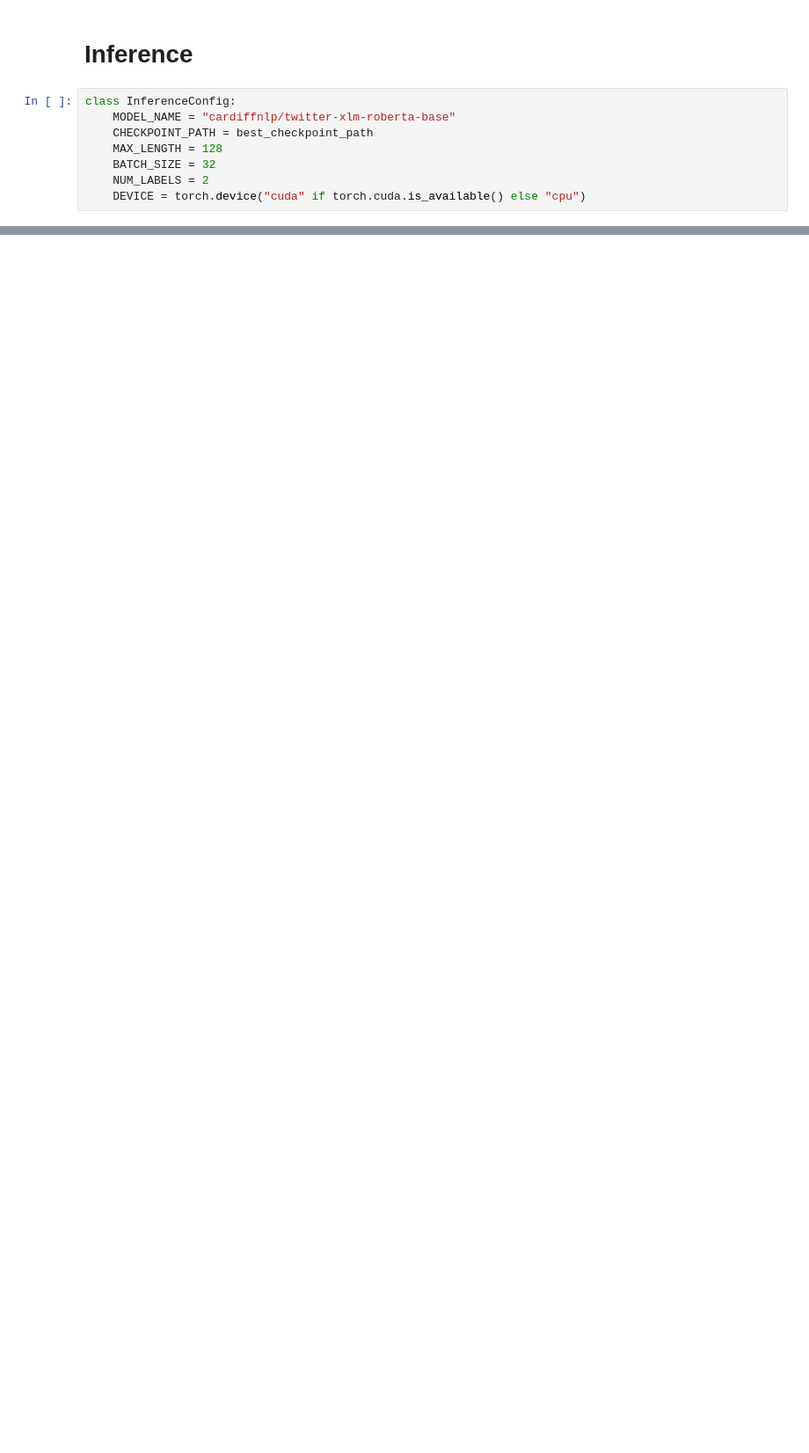
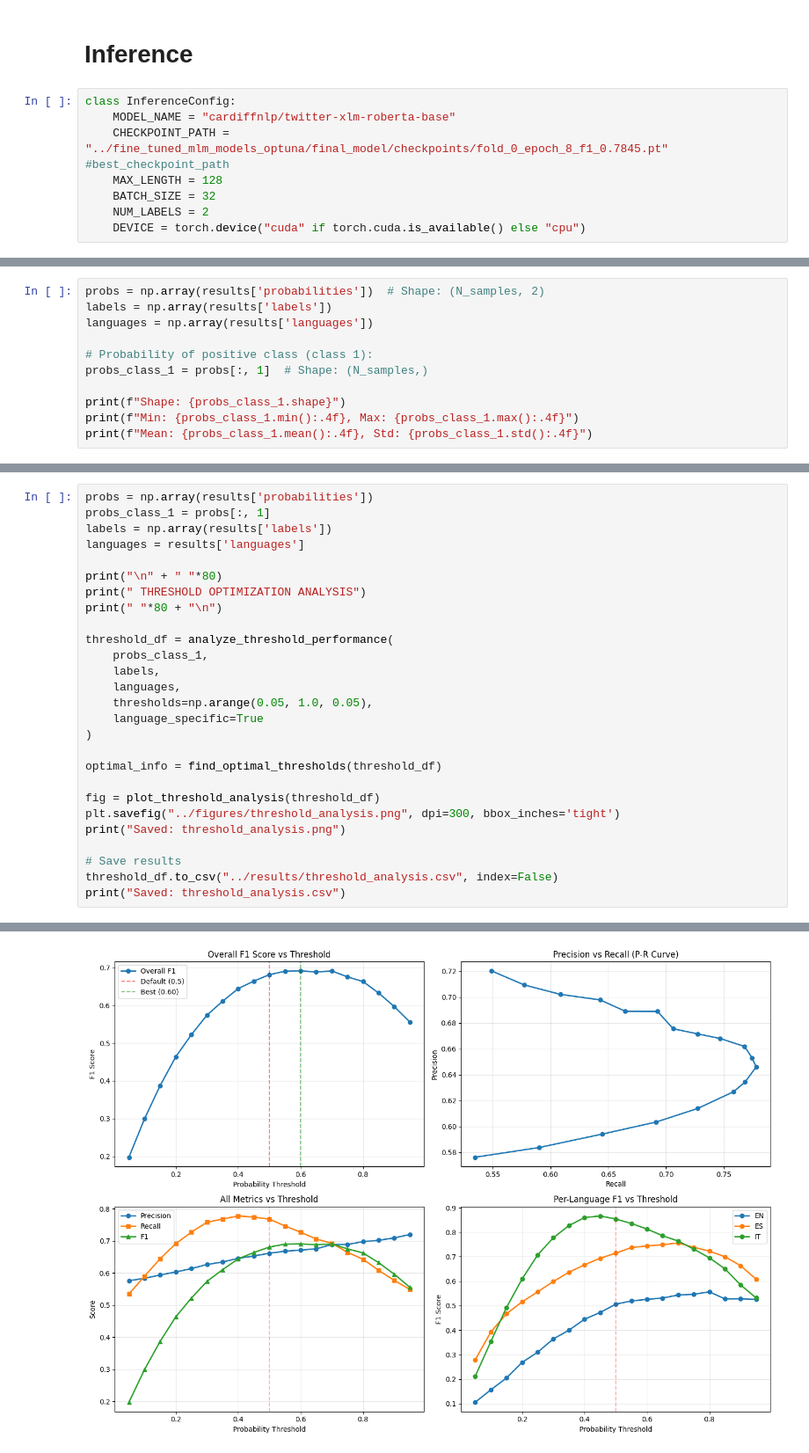
Before and after one commit to rbg-research/MultiPRIDE-Evalita-2026, a Jupyter notebook: notebooks/5_Finetune-LM-with-Augmented-Data.ipynb, the cells around one changed output, grey strips where cells are left out. Shown: that part at 88% size. Saved outputs shown, nothing was run; the diff lists cells and outputs as text; blank space fills up the shorter version.

```diff
--- a/notebooks/5_Finetune-LM-with-Augmented-Data.ipynb
+++ b/notebooks/5_Finetune-LM-with-Augmented-Data.ipynb
@@ -302,7 +302,7 @@ os.path.join(figures_root, 'fold_vs_epoch_augmented.svg')
 # %%
 class InferenceConfig:
     MODEL_NAME = "cardiffnlp/twitter-xlm-roberta-base"
-    CHECKPOINT_PATH = best_checkpoint_path
+    CHECKPOINT_PATH = "../fine_tuned_mlm_models_optuna/final_model/checkpoints/fold_0_epoch_8_f1_0.7845.pt" #best_checkpoint_path
     MAX_LENGTH = 128
     BATCH_SIZE = 32
     NUM_LABELS = 2
@@ -334,0 +347,11 @@ Per-Language Metrics:
+# %%
+probs = np.array(results['probabilities'])  # Shape: (N_samples, 2)
+labels = np.array(results['labels'])
+languages = np.array(results['languages'])
+
+# Probability of positive class (class 1):
+probs_class_1 = probs[:, 1]  # Shape: (N_samples,)
+
+print(f"Shape: {probs_class_1.shape}")
+print(f"Min: {probs_class_1.min():.4f}, Max: {probs_class_1.max():.4f}")
+print(f"Mean: {probs_class_1.mean():.4f}, Std: {probs_class_1.std():.4f}")
@@ -334,0 +521,28 @@ Per-Language Metrics:
+# %%
+probs = np.array(results['probabilities'])
+probs_class_1 = probs[:, 1]
+labels = np.array(results['labels'])
+languages = results['languages']
+
+print("\n" + " "*80)
+print(" THRESHOLD OPTIMIZATION ANALYSIS")
+print(" "*80 + "\n")
+
+threshold_df = analyze_threshold_performance(
+    probs_class_1,
+    labels,
+    languages,
+    thresholds=np.arange(0.05, 1.0, 0.05),
+    language_specific=True
+)
+
+optimal_info = find_optimal_thresholds(threshold_df)
+
+fig = plot_threshold_analysis(threshold_df)
+plt.savefig("../figures/threshold_analysis.png", dpi=300, bbox_inches='tight')
+print("Saved: threshold_analysis.png")
+
+# Save results
+threshold_df.to_csv("../results/threshold_analysis.csv", index=False)
+print("Saved: threshold_analysis.csv")
+# %% [output]
@@ -334,0 +566 @@ Per-Language Metrics:
+[figure, added]
```
Also changed, not shown: parts of 13 cells of this notebook, 20 other files.
